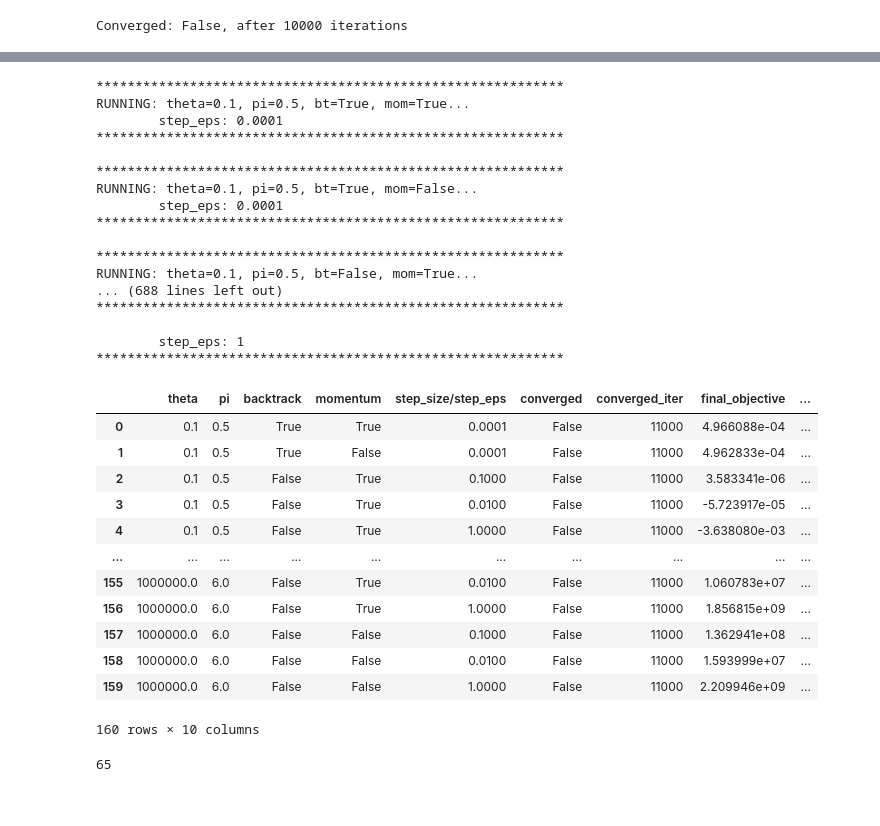
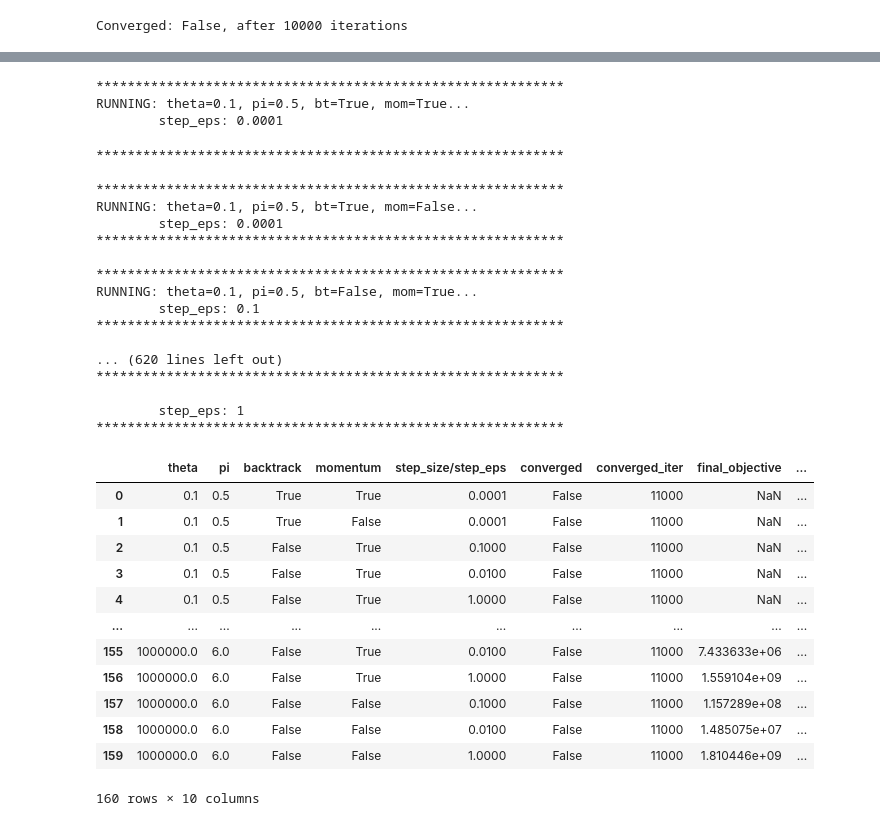
Before and after one commit to rl3279/2023_ieor4500, a Jupyter notebook: generalized_markowitz/hw2_20231026.ipynb, the cells around one changed output, grey strips where cells are left out. Saved outputs shown, nothing was run; the diff lists cells and outputs as text; code cells hidden in the pictures.

```diff
--- a/generalized_markowitz/hw2_20231022.ipynb
+++ b/generalized_markowitz/hw2_20231026.ipynb
@@ -25,14 +25,12 @@ def evalfunc(portfolio: np.ndarray, ret: np.ndarray, pi: float, theta: float) ->
     # compute mean returns first. ret_mu shape should be (3,)
     ret_mu = ret.mean(axis=0)
 
-    portfolio = np.append(portfolio, [1-portfolio.sum()])
-
     # first part
     drift = -ret_mu.dot(portfolio)
 
     # second part
     # weighed deviation from mean (part within []^pi)
-    deviation = np.abs((ret - ret_mu).dot(portfolio))
+    deviation = (ret - ret_mu).dot(portfolio)
     risk = theta * (
         (deviation**pi).mean()
     )**(1/pi)
@@ -366,7 +371,7 @@ def benchmark(ret_test: np.ndarray, price_test: np.ndarray, x: np.ndarray):
     return shares, portfolio_return
 # %%
 ret = ret_train.values
-pi = 2; theta = 1e6; portfolio = np.array([1/3, 1/3])
+pi = 2; theta = 1e-6; portfolio = np.array([1/3, 1/3, 1/3])
 max_iter = 10000
 m = len(portfolio)
 x_history = np.zeros((max_iter, m))
@@ -389,11 +394,10 @@ import matplotlib.pyplot as plt
 fig, ax = plt.subplots(1,2, figsize= (15, 5))
 
 ax[0].plot(f_history[:it])
-portfolio_history = np.hstack([x_history, (1 - x_history.sum(axis = 1)).reshape(-1, 1)])
-ax[1].plot(portfolio_history[:it])
+ax[1].plot(x_history[:it])
 
 final_objective = round(f_history[it-1],5)
-final_portfolio = [round(p,5) for p in portfolio_history[it-1]]
+final_portfolio = [round(p,5) for p in x_history[it-1]]
 print(f"Final objective = {final_objective}")
 print(f"Final portfolio = {final_portfolio}")
 
@@ -428,7 +432,7 @@ thetas = [10**i for i in [-1, 1, 3, 5, 6]]
 pis = [0.5, 2, 4, 6]
 bts = [True, False]
 moms = [True, False]
-portfolio = np.array([1/3, 1/3])
+portfolio = np.array([1/3, 1/3, 1/3])
 
 max_iter = 11000
 m = len(portfolio)
@@ -462,9 +466,9 @@ for theta in thetas:
                             bt=bt, bt_a=0.5, bt_b=0.75, momentum=mom, mom_mu=0.8,
                             max_iter = max_iter, step_eps=step_eps,
                         )
-                        portfolio_history = np.hstack([x_history, (1 - x_history.sum(axis = 1)).reshape(-1, 1)])
+                        # portfolio_history = np.hstack([x_history, (1 - x_history.sum(axis = 1)).reshape(-1, 1)])
                         final_objective = f_history[it-1]
-                        final_portfolio = portfolio_history[it-1]
+                        final_portfolio = x_history[it-1]
                         result.append(
                             {
                                 "theta": theta,
@@ -488,41 +492,43 @@ result_df = pd.DataFrame(result)
 ************************************************************
 RUNNING: theta=0.1, pi=0.5, bt=True, mom=True...
         step_eps: 0.0001
-************************************************************
-
-************************************************************
-RUNNING: theta=0.1, pi=0.5, bt=True, mom=False...
-        step_eps: 0.0001
-************************************************************
-
-************************************************************
-RUNNING: theta=0.1, pi=0.5, bt=False, mom=True...
-... (688 lines left out)
-************************************************************
-
-        step_eps: 1
-************************************************************
+************************************************************
+
+************************************************************
+RUNNING: theta=0.1, pi=0.5, bt=True, mom=False...
+        step_eps: 0.0001
+************************************************************
+
+************************************************************
+RUNNING: theta=0.1, pi=0.5, bt=False, mom=True...
+        step_eps: 0.1
+************************************************************
+
+... (620 lines left out)
+************************************************************
+
+        step_eps: 1
+************************************************************
 # %%
+def normalize_portfolio(x:np.ndarray):
+    return x / x.sum()
+
 result_df["portfolio_return"] = result_df.final_portfolio.apply(
-    lambda x : benchmark(ret_test, price_test, x)[1]
+    lambda x : benchmark(ret_test, price_test, normalize_portfolio(x))[1]
 )
 
 result_df
 # %% [output]
 |  | theta | pi | backtrack | momentum | step_size/step_eps | converged | converged_iter | final_objective | ... |
-| 0 | 0.1 | 0.5 | True | True | 0.0001 | False | 11000 | 4.966088e-04 | ... |
-| 1 | 0.1 | 0.5 | True | False | 0.0001 | False | 11000 | 4.962833e-04 | ... |
-| 2 | 0.1 | 0.5 | False | True | 0.1000 | False | 11000 | 3.583341e-06 | ... |
-| 3 | 0.1 | 0.5 | False | True | 0.0100 | False | 11000 | -5.723917e-05 | ... |
-| 4 | 0.1 | 0.5 | False | True | 1.0000 | False | 11000 | -3.638080e-03 | ... |
+| 0 | 0.1 | 0.5 | True | True | 0.0001 | False | 11000 | NaN | ... |
+| 1 | 0.1 | 0.5 | True | False | 0.0001 | False | 11000 | NaN | ... |
+| 2 | 0.1 | 0.5 | False | True | 0.1000 | False | 11000 | NaN | ... |
+| 3 | 0.1 | 0.5 | False | True | 0.0100 | False | 11000 | NaN | ... |
+| 4 | 0.1 | 0.5 | False | True | 1.0000 | False | 11000 | NaN | ... |
 | ... | ... | ... | ... | ... | ... | ... | ... | ... | ... |
-| 155 | 1000000.0 | 6.0 | False | True | 0.0100 | False | 11000 | 1.060783e+07 | ... |
-| 156 | 1000000.0 | 6.0 | False | True | 1.0000 | False | 11000 | 1.856815e+09 | ... |
-| 157 | 1000000.0 | 6.0 | False | False | 0.1000 | False | 11000 | 1.362941e+08 | ... |
-| 158 | 1000000.0 | 6.0 | False | False | 0.0100 | False | 11000 | 1.593999e+07 | ... |
-| 159 | 1000000.0 | 6.0 | False | False | 1.0000 | False | 11000 | 2.209946e+09 | ... |
+| 155 | 1000000.0 | 6.0 | False | True | 0.0100 | False | 11000 | 7.433633e+06 | ... |
+| 156 | 1000000.0 | 6.0 | False | True | 1.0000 | False | 11000 | 1.559104e+09 | ... |
+| 157 | 1000000.0 | 6.0 | False | False | 0.1000 | False | 11000 | 1.157289e+08 | ... |
+| 158 | 1000000.0 | 6.0 | False | False | 0.0100 | False | 11000 | 1.485075e+07 | ... |
+| 159 | 1000000.0 | 6.0 | False | False | 1.0000 | False | 11000 | 1.810446e+09 | ... |
 160 rows × 10 columns
-# %%
-result_df.converged.sum()
-# %% [output]
-65
```
Also changed, not shown: parts of 4 cells of this notebook.
